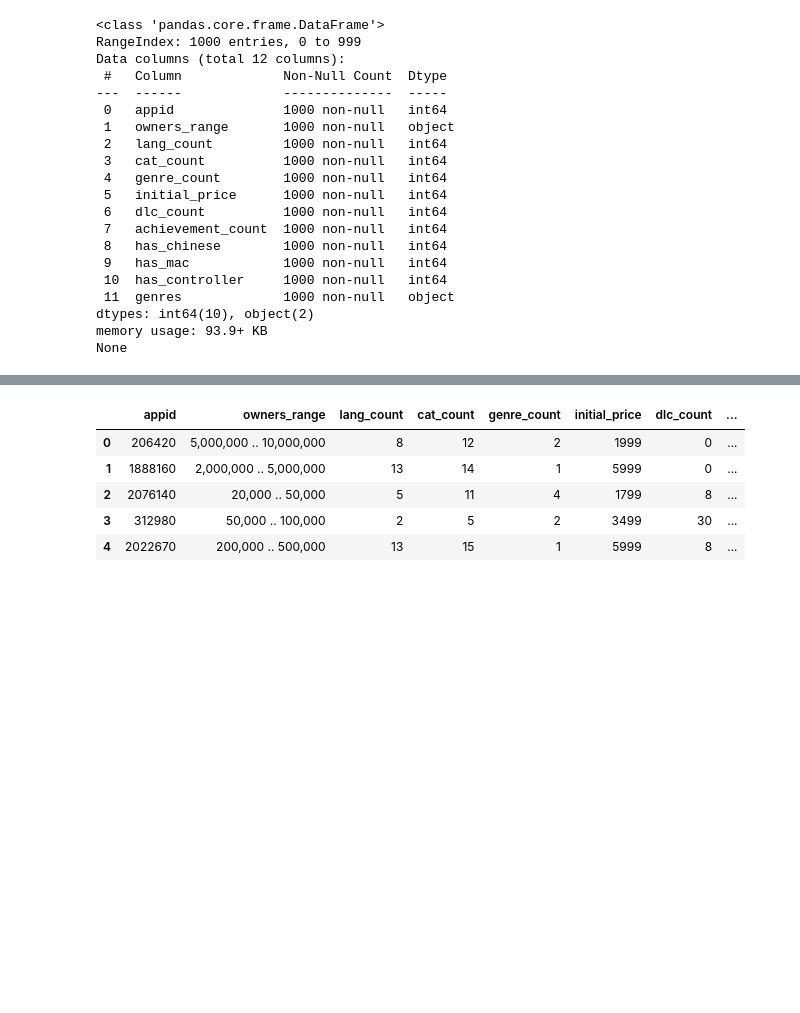
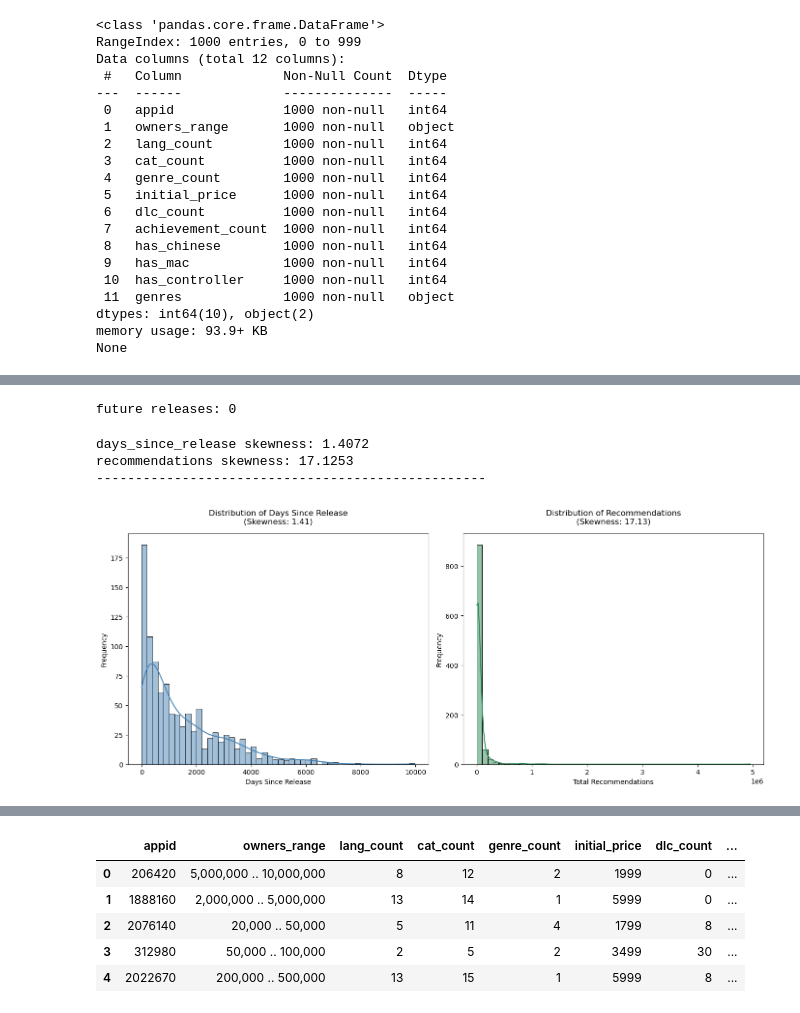
Before and after one commit to Cordieriteee/sta141b-final-project, a Jupyter notebook: part1/part1.ipynb, the cells around one changed output, grey strips where cells are left out. Cells and saved outputs as stored; diff of their text form; code cells hidden in the pictures; blank space fills up the shorter version.

```diff
--- a/part1/part1.ipynb
+++ b/part1/part1.ipynb
@@ -312,0 +317,39 @@ Name: log_recommendations, dtype: float64
+# %%
+# remove future releases from the dataset
+future_releases = df[df['days_since_release'] < 0]
+print(f"future releases: {len(future_releases)}")
+# %% [output]
+future releases: 0
+# %%
+# check skewness of the new feature and visualize its distribution
+from scipy.stats import skew
+
+skew_days = df['days_since_release'].skew()
+skew_recs = df['recommendations'].skew()
+
+print(f"days_since_release skewness: {skew_days:.4f}")
+print(f"recommendations skewness: {skew_recs:.4f}")
+print("-" * 50)
+
+# visualize the distributions of days_since_release and recommendations
+fig, axes = plt.subplots(1, 2, figsize=(14, 6))
+
+# days_since_release
+sns.histplot(df['days_since_release'], bins=50, kde=True, ax=axes[0], color='steelblue')
+axes[0].set_title(f'Distribution of Days Since Release\n(Skewness: {skew_days:.2f})', pad=15)
+axes[0].set_xlabel('Days Since Release')
+axes[0].set_ylabel('Frequency')
+
+# recommendations
+sns.histplot(df['recommendations'], bins=50, kde=True, ax=axes[1], color='seagreen')
+axes[1].set_title(f'Distribution of Recommendations\n(Skewness: {skew_recs:.2f})', pad=15)
+axes[1].set_xlabel('Total Recommendations')
+axes[1].set_ylabel('Frequency')
+
+plt.tight_layout()
+plt.show()
+# %% [output]
+days_since_release skewness: 1.4072
+recommendations skewness: 17.1253
+--------------------------------------------------
+[figure, added]
```
Also changed, not shown: parts of 25 cells of this notebook.
